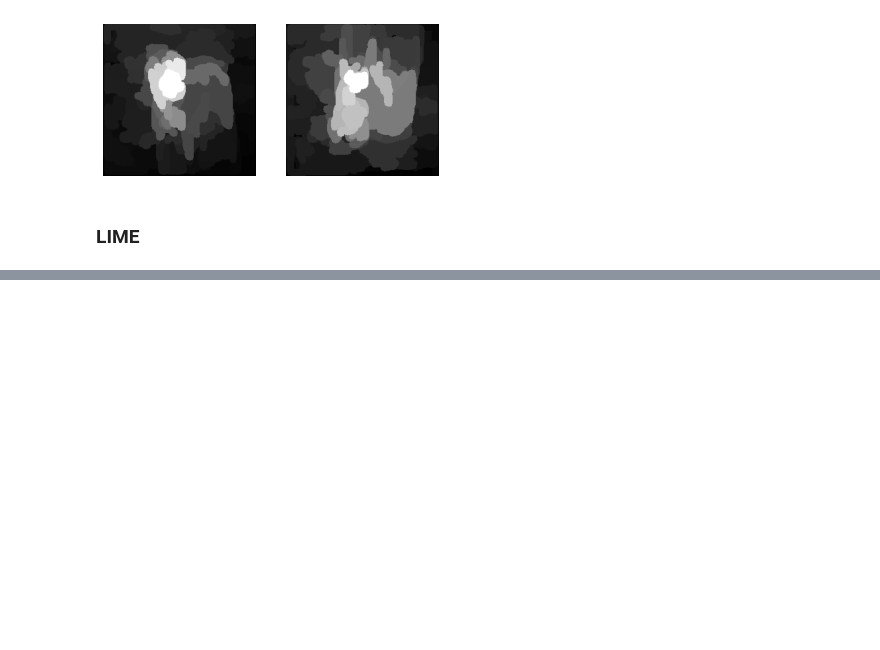
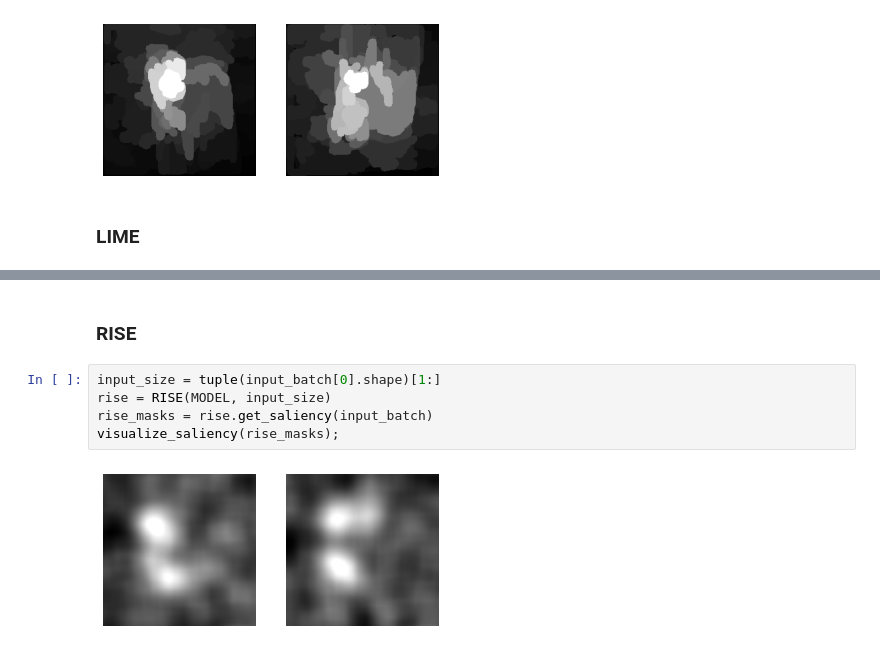
Before and after one commit to aboggust/interpretability-methods, a Jupyter notebook: examples/interpretability_examples.ipynb, the cells around one changed output, grey strips where cells are left out. Cells and saved outputs as stored; diff of their text form; blank space fills up the shorter version.

```diff
--- a/examples/interpretability_examples.ipynb
+++ b/examples/interpretability_examples.ipynb
@@ -201,0 +198,9 @@ visualize_saliency(lime_masks)
+# %% [markdown]
+### RISE
+# %%
+input_size = tuple(input_batch[0].shape)[1:]
+rise = RISE(MODEL, input_size)
+rise_masks = rise.get_saliency(input_batch)
+visualize_saliency(rise_masks);
+# %% [output]
+[figure, added]
```
Also changed, not shown: parts of 21 cells of this notebook, 20 other files.
